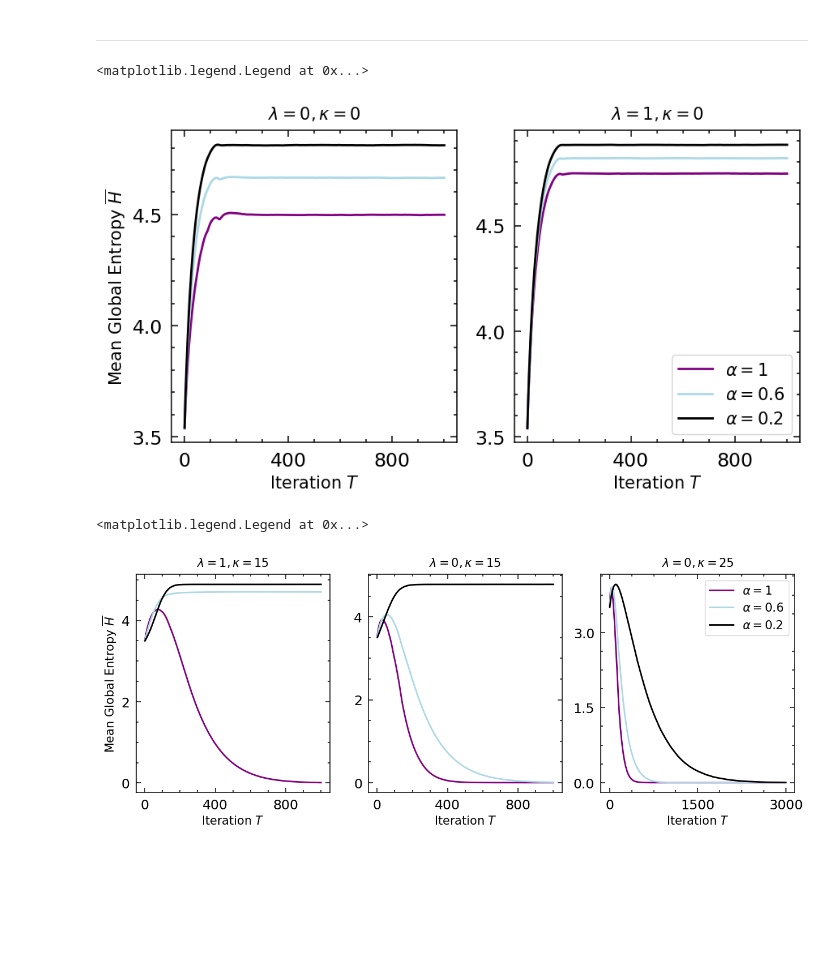
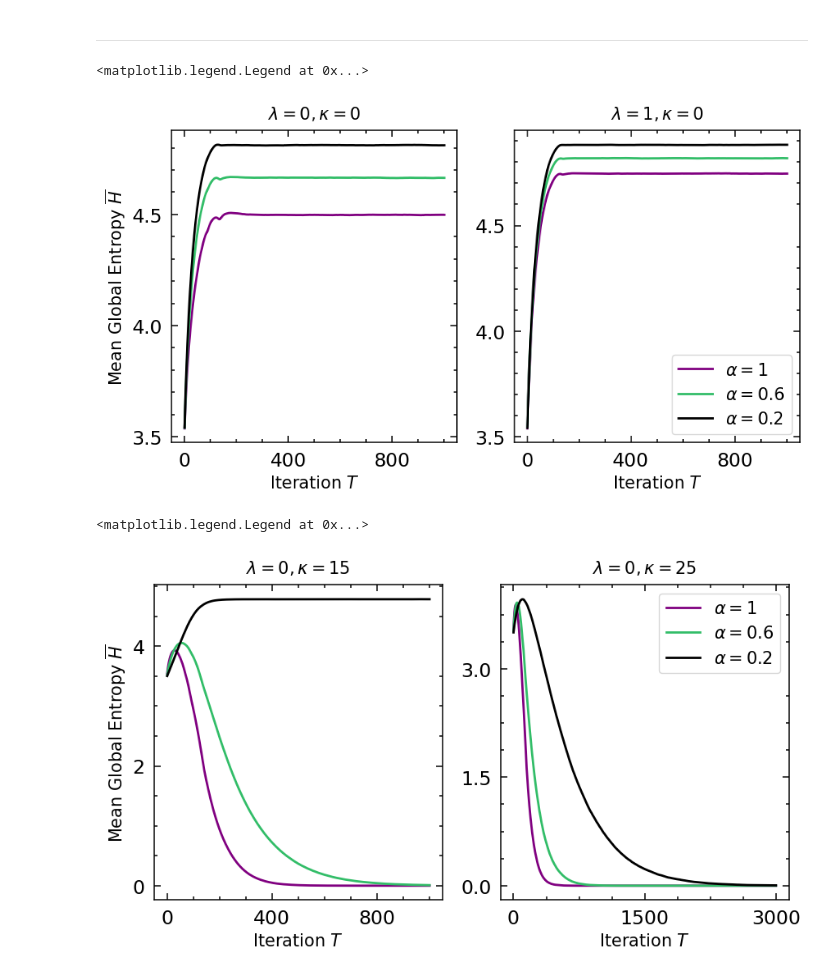
Before and after one commit to patrick-oliveira/EntropiaGrafos, a Jupyter notebook: notebooks/single_polarized_group.ipynb, the cells around one changed output. Saved outputs shown, nothing was run; the diff lists cells and outputs as text; code cells hidden in the pictures; blank space fills up the shorter version.

Commit message:
Trocando cor do alpha = 0.6, separando gráfico em 2

```diff
--- a/notebooks/single_polarized_group.ipynb
+++ b/notebooks/single_polarized_group.ipynb
@@ -83,7 +83,7 @@ measure = 'entropy'
 alpha_color =  {
     1: "purple",
     0.8: "darkgreen",
-    0.6: "lightblue",
+    0.6: "#32BD68",
     0.4: "y",
     0.2: "k"
 }
@@ -101,15 +101,14 @@ for p in selected_params:
 axs[1].legend(loc = 'lower right', fontsize = 15)
 # %% [output]
 <matplotlib.legend.Legend at 0x...>
-[figure, old version]
+[figure, new version]
 # %%
 # parameters
 
 nrows = 1
-ncols = 3
+ncols = 2
 
 titles = [
-    r"$\lambda = 1, \kappa = 15$",
     r"$\lambda = 0, \kappa = 15$",
     r"$\lambda = 0, \kappa = 25$"
 ]
@@ -151,39 +150,35 @@ fig, axs = format_text(
     ylabel,
     ylabel_fontsize,
     xlabel_bottom_only,
     xlabel,
     xlabel_fontsize
 )
 
 # plot
 line_width = 2
 
 measure = 'entropy'
 
 alpha_color =  {
     1: "purple",
     0.8: "darkgreen",
-    0.6: "lightblue",
+    0.6: "#32BD68",
     0.4: "y",
     0.2: "k"
 }
 
 X = np.arange(1, 1000 + 1)
 
-selected_params = [x for x in params if x['kappa'] == 15 and x['lambd'] == 1 and x['gamma'] == 0]
-for p in selected_params:
-    axs[0].plot(X, results[make_tuple(p)][measure], c = alpha_color[p['alpha']], linewidth = line_width)
-
 selected_params = [x for x in params if x['kappa'] == 15 and x['lambd'] == 0 and x['gamma'] == 0]
 for p in selected_params:
-    axs[1].plot(X, results[make_tuple(p)][measure], c = alpha_color[p['alpha']], linewidth = line_width, label = rf'$\alpha = ${p["alpha"]}')
+    axs[0].plot(X, results[make_tuple(p)][measure], c = alpha_color[p['alpha']], linewidth = line_width, label = rf'$\alpha = ${p["alpha"]}')
 
 X = np.arange(1, 3000 + 1)
 selected_params = [x for x in params__ if x['kappa'] == 25 and x['lambd'] == 0 and x['gamma'] == 0]
 for p in selected_params:
-    axs[2].plot(X, results__[make_tuple(p)][measure], c = alpha_color[p['alpha']], linewidth = line_width, label = rf'$\alpha = ${p["alpha"]}')
+    axs[1].plot(X, results__[make_tuple(p)][measure], c = alpha_color[p['alpha']], linewidth = line_width, label = rf'$\alpha = ${p["alpha"]}')
 
-axs[2].legend(loc = 'upper right', fontsize = 15)
+axs[1].legend(loc = 'upper right', fontsize = 15)
 # %% [output]
 <matplotlib.legend.Legend at 0x...>
-[figure, old version]
+[figure, new version]
```
Also changed, not shown: parts of 2 cells of this notebook.
